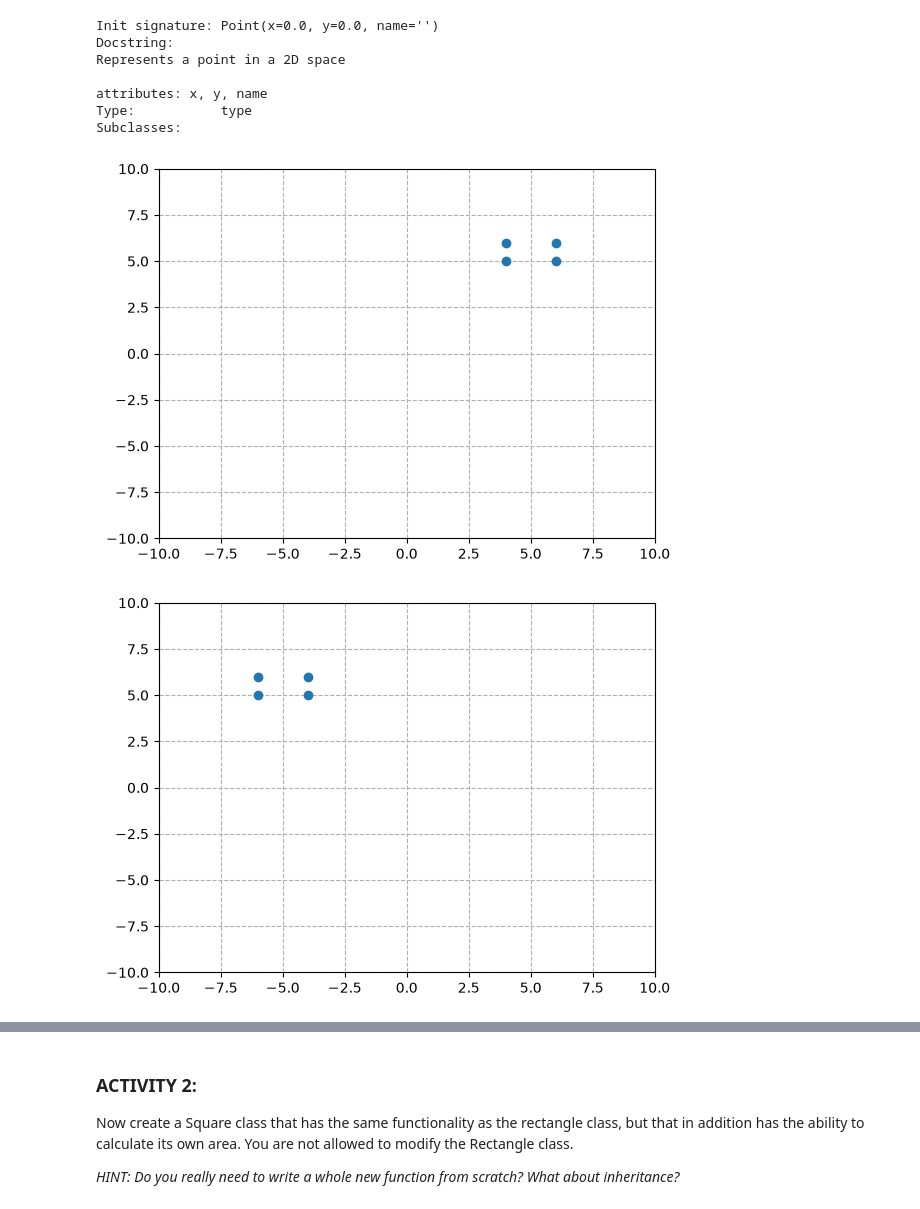
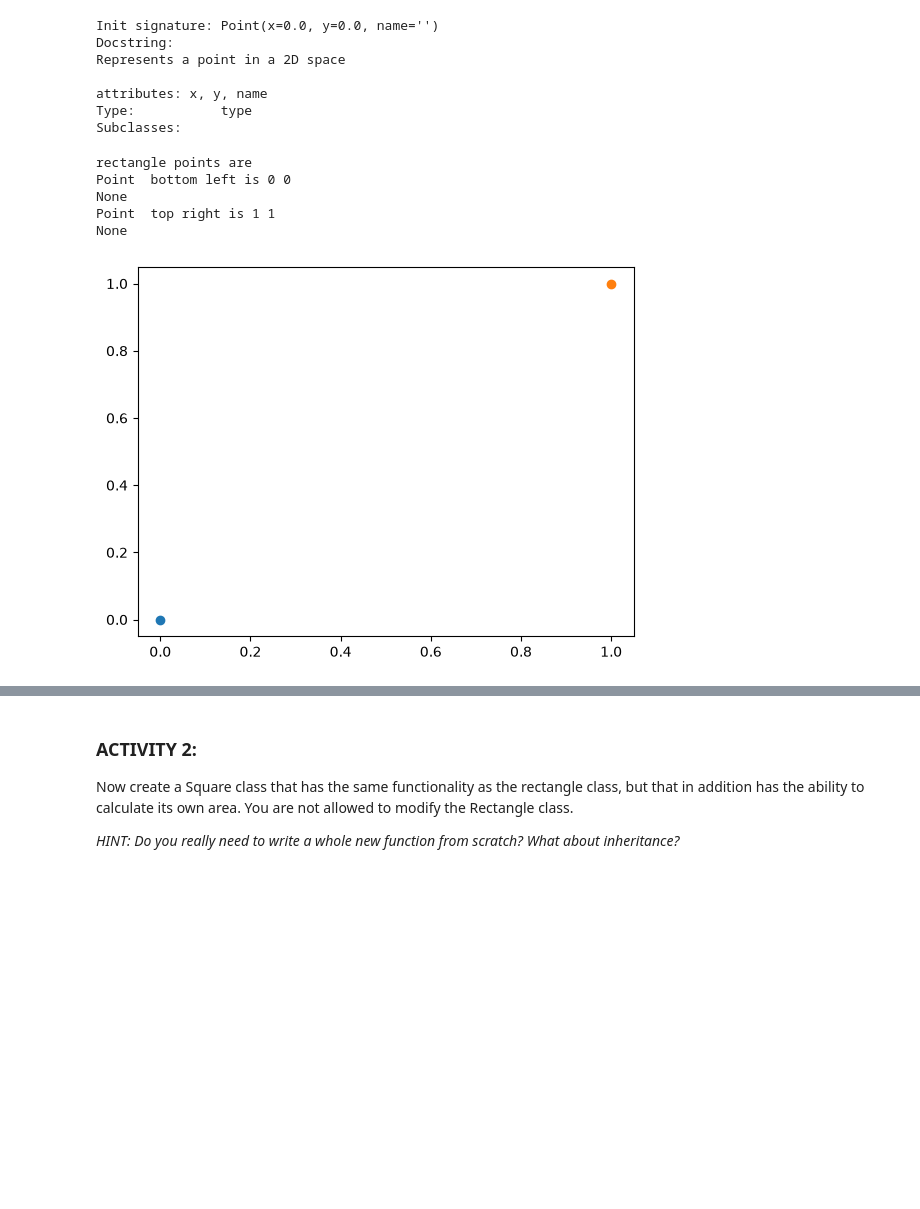
Before and after one commit to cid02236439/TopicsInSciComp, a Jupyter notebook: Notebooks/Week3_LabExercises.ipynb, the cells around one changed output, grey strips where cells are left out. Saved outputs shown, nothing was run; the diff lists cells and outputs as text; code cells hidden in the pictures; blank space fills up the shorter version.

```diff
--- a/Notebooks/Week3_LabExercises.ipynb
+++ b/Notebooks/Week3_LabExercises.ipynb
@@ -123,37 +123,36 @@ Subclasses:
 # %%
 # Rectangle class
 class Rectangle:
-    def __init__(self, bottom_left = Point("bottom_left"), top_right = Point("top_right")):
+    def __init__(self, bottom_left = Point(0,0,"bottom left"), top_right = Point(1,1,"top right")):
         self.bottom_left = bottom_left
         self.top_right = top_right
 
 
+    def print_rectangle(self):
+        print("rectangle points are")
+        print(self.bottom_left.print_point())
+        print(self.top_right.print_point())
+
     def plot_rectangle(self):
+        plt.plot(self.bottom_left.x, self.bottom_left.y, 'o')
+        plt.plot(self.top_right.x, self.top_right.y, 'o')
+
+    def reflect_rectangle(self, axis = 'x'):
+        if axis == 'x':
+            pass
 
 
-    def reflect_rectangle(self, axes = "x"):
-        if axes == "x":
-            self.y *= -1
-            self.height *= -1
 
-        else:
-            assert axes == 'y', "reflection must be on x or y axes"
-            self.x *= -1
-            self.length *= -1
-        self.plot_rectangle()
-
-    def grow_rectangle(self, scale = 2, fix_point = 'bottom left'):
-        if fix_point == 'bottom left':
-
-            self.height *= scale
-            self.length *= scale
-        self.plot_rectangle()
-
-rectangle = Rectangle(4,5,2,1)
+rectangle = Rectangle()
+rectangle.print_rectangle()
 rectangle.plot_rectangle()
-rectangle.reflect_rectangle('y')
-rectangle.grow_rectangle()
+# rectangle.reflect_rectangle('y')
+# rectangle.grow_rectangle()
 # UPDATE ME!
 # %% [output]
+rectangle points are
+Point  bottom left is 0 0
+None
+Point  top right is 1 1
+None
-[figure, old version]
+[figure, new version]
-[figure, removed]
```
Also changed, not shown: parts of 1 cell of this notebook.
